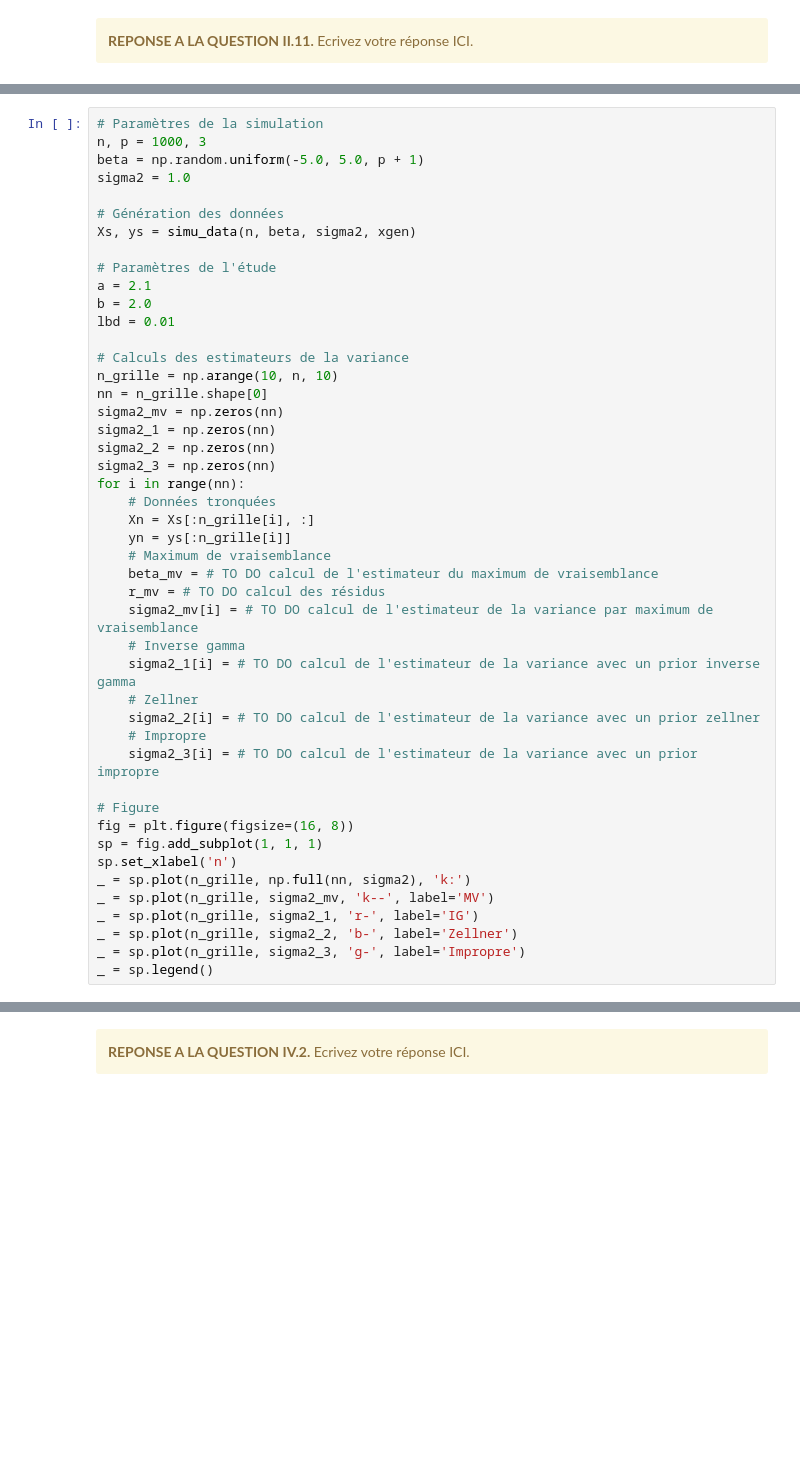
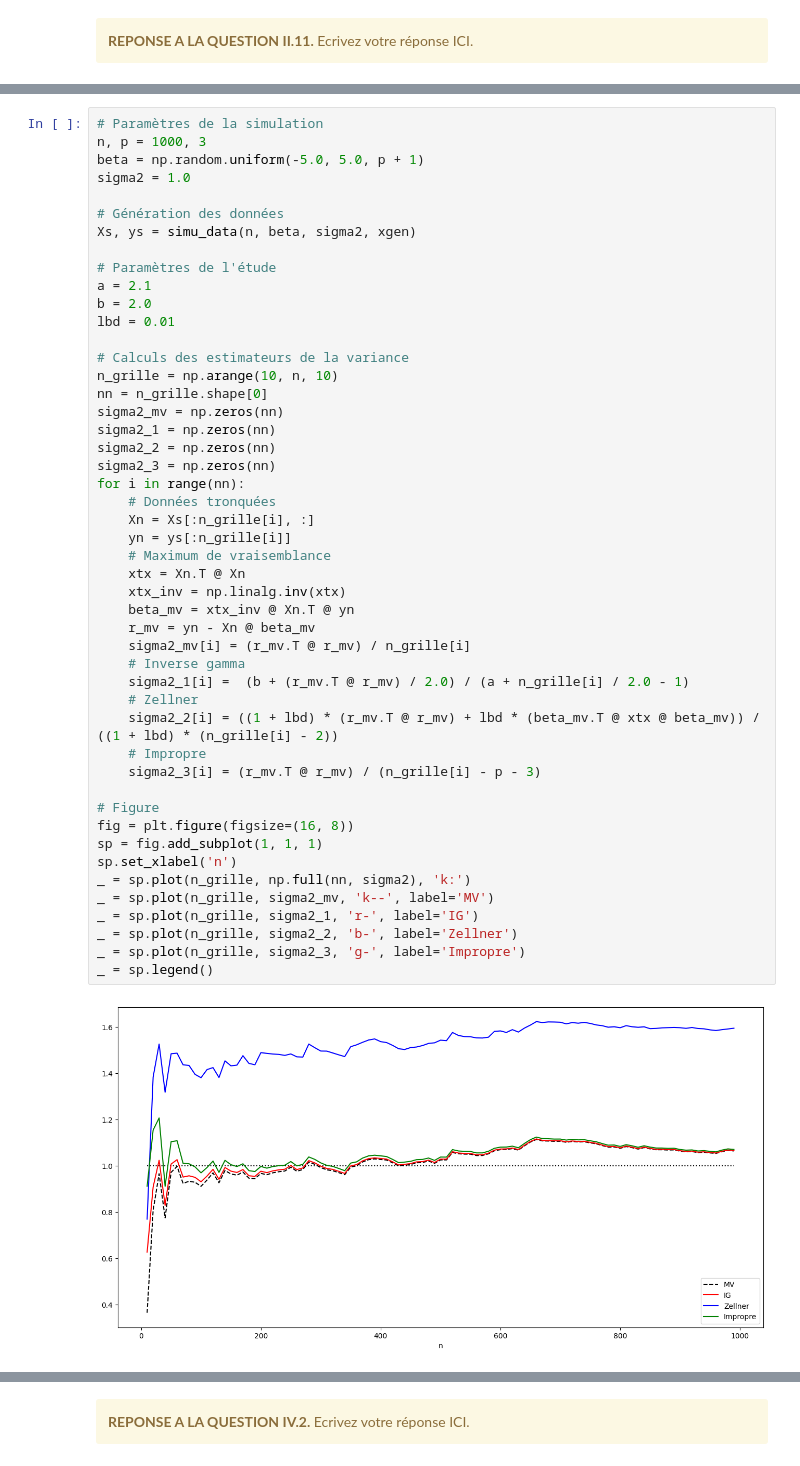
Before and after one commit to ali-hou-supaero/BE_Bayes_Statistics, a Jupyter notebook: 2025-2026_bayes_BE_enonce.ipynb, the cells around one changed output, grey strips where cells are left out. Drawn from its saved outputs; the diff is of its cells as text; blank space fills up the shorter version.

```diff
--- a/2025-2026_bayes_BE_enonce.ipynb
+++ b/2025-2026_bayes_BE_enonce.ipynb
@@ -812,39 +861,43 @@ Xs, ys = simu_data(n, beta, sigma2, xgen)
 a = 2.1
 b = 2.0
 lbd = 0.01
 
 # Calculs des estimateurs de la variance
 n_grille = np.arange(10, n, 10)
 nn = n_grille.shape[0]
 sigma2_mv = np.zeros(nn)
 sigma2_1 = np.zeros(nn)
 sigma2_2 = np.zeros(nn)
 sigma2_3 = np.zeros(nn)
 for i in range(nn):
     # Données tronquées
     Xn = Xs[:n_grille[i], :]
     yn = ys[:n_grille[i]]
     # Maximum de vraisemblance
-    beta_mv = # TO DO calcul de l'estimateur du maximum de vraisemblance
-    r_mv = # TO DO calcul des résidus
-    sigma2_mv[i] = # TO DO calcul de l'estimateur de la variance par maximum de vraisemblance
+    xtx = Xn.T @ Xn
+    xtx_inv = np.linalg.inv(xtx)
+    beta_mv = xtx_inv @ Xn.T @ yn
+    r_mv = yn - Xn @ beta_mv
+    sigma2_mv[i] = (r_mv.T @ r_mv) / n_grille[i]
     # Inverse gamma
-    sigma2_1[i] = # TO DO calcul de l'estimateur de la variance avec un prior inverse gamma
+    sigma2_1[i] =  (b + (r_mv.T @ r_mv) / 2.0) / (a + n_grille[i] / 2.0 - 1)
     # Zellner
-    sigma2_2[i] = # TO DO calcul de l'estimateur de la variance avec un prior zellner
+    sigma2_2[i] = ((1 + lbd) * (r_mv.T @ r_mv) + lbd * (beta_mv.T @ xtx @ beta_mv)) / ((1 + lbd) * (n_grille[i] - 2))
     # Impropre
-    sigma2_3[i] = # TO DO calcul de l'estimateur de la variance avec un prior impropre
+    sigma2_3[i] = (r_mv.T @ r_mv) / (n_grille[i] - p - 3)
 
 # Figure
 fig = plt.figure(figsize=(16, 8))
 sp = fig.add_subplot(1, 1, 1)
 sp.set_xlabel('n')
 _ = sp.plot(n_grille, np.full(nn, sigma2), 'k:')
 _ = sp.plot(n_grille, sigma2_mv, 'k--', label='MV')
 _ = sp.plot(n_grille, sigma2_1, 'r-', label='IG')
 _ = sp.plot(n_grille, sigma2_2, 'b-', label='Zellner')
 _ = sp.plot(n_grille, sigma2_3, 'g-', label='Impropre')
 _ = sp.legend()
+# %% [output]
+[figure, added]
 # %% [markdown]
 <div class="alert alert-warning"><strong>REPONSE A LA QUESTION IV.1.</strong> Ecrivez votre réponse ICI.</div>
 
```
Also changed, not shown: parts of 16 cells of this notebook.
